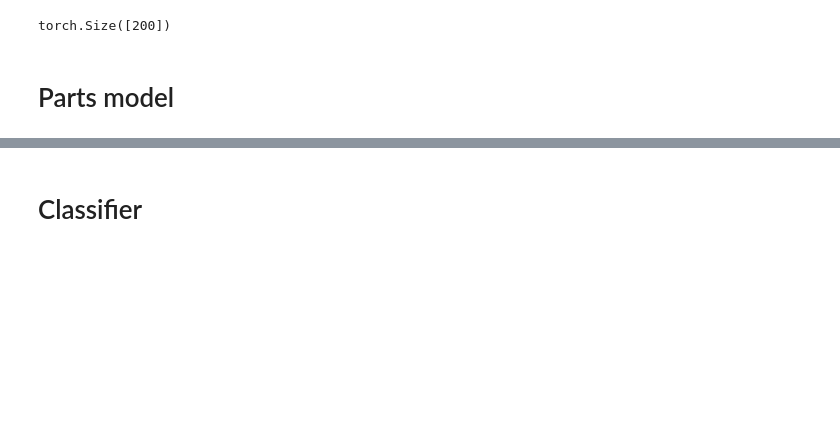
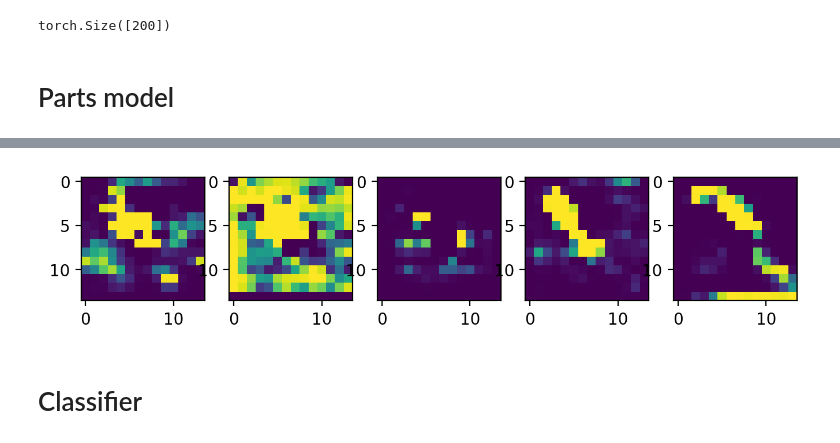
Before and after one commit to Vins1805/cnn-fine-grained-image-recognition, a Jupyter notebook: 1-pretrained-models.ipynb, the cells around one changed output, grey strips where cells are left out. Saved outputs shown, nothing was run; the diff lists cells and outputs as text; code cells hidden in the pictures; blank space fills up the shorter version.

```diff
--- a/1-pretrained-models.ipynb
+++ b/1-pretrained-models.ipynb
@@ -230,5 +274,12 @@ tensor([3389682.5000, 1424864.7500, 4476206.5000, 2677274.5000, 3489459.7500],
 for N in NNs:
     filepath = f'models/part{N}.pth'
     torch.save(NNs[N], filepath)
+# %%
+f, axarr = plt.subplots(1,5, figsize=(8,8), dpi= 200)
+
+for i, mi in enumerate(M):
+    axarr[i].imshow(mi.detach().numpy())
+# %% [output]
+[figure, added]
 # %% [markdown]
 # Classifier
```
Also changed, not shown: parts of 15 cells of this notebook, 7 other files.
